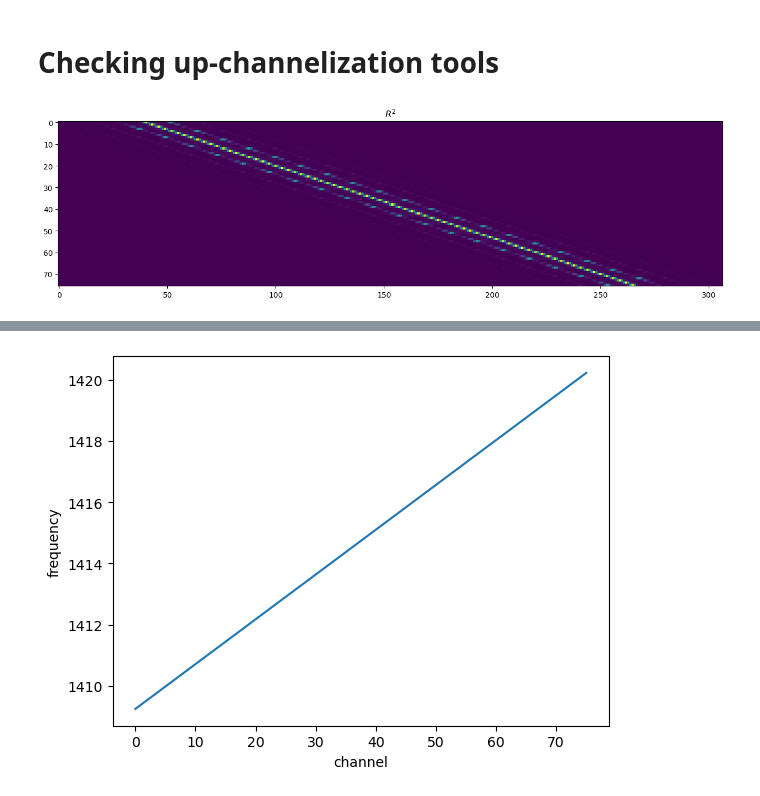
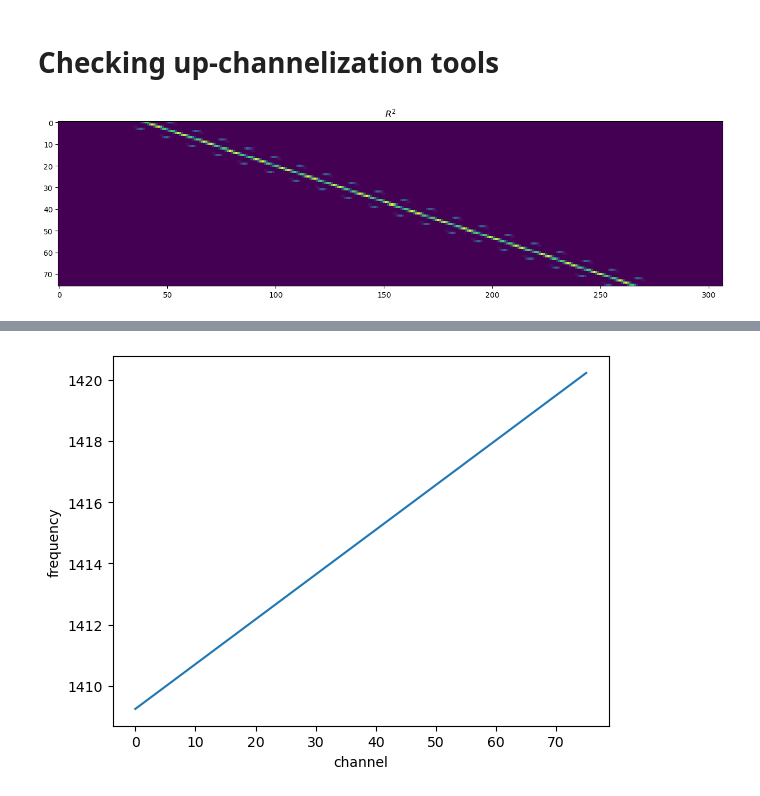
Before and after one commit to rebeccaceppas/H_GASP, a Jupyter notebook: notebooks/test_upchannelization.ipynb, the cells around one changed output, grey strips where cells are left out. Cells and saved outputs as stored; diff of their text form; code cells hidden in the pictures.

```diff
--- a/notebooks/test_upchannelization.ipynb
+++ b/notebooks/test_upchannelization.ipynb
@@ -60,11 +62,11 @@ Matrix frequencies with shape (76,) saved to ./freqs_matrix.npy
 # %%
 R = np.load('R.npy')
 plt.figure(figsize=(16,10))
-plt.imshow(np.abs(R)**2)
+plt.imshow(np.abs(R))
 plt.title('$R^2$')
 plt.show()
 # %% [output]
-[figure, old version]
+[figure, new version]
 # %%
 norm = np.load('norm.npy')
 plt.figure(figsize=(16,10))
```
Also changed, not shown: parts of 22 cells of this notebook, 6 other files.
